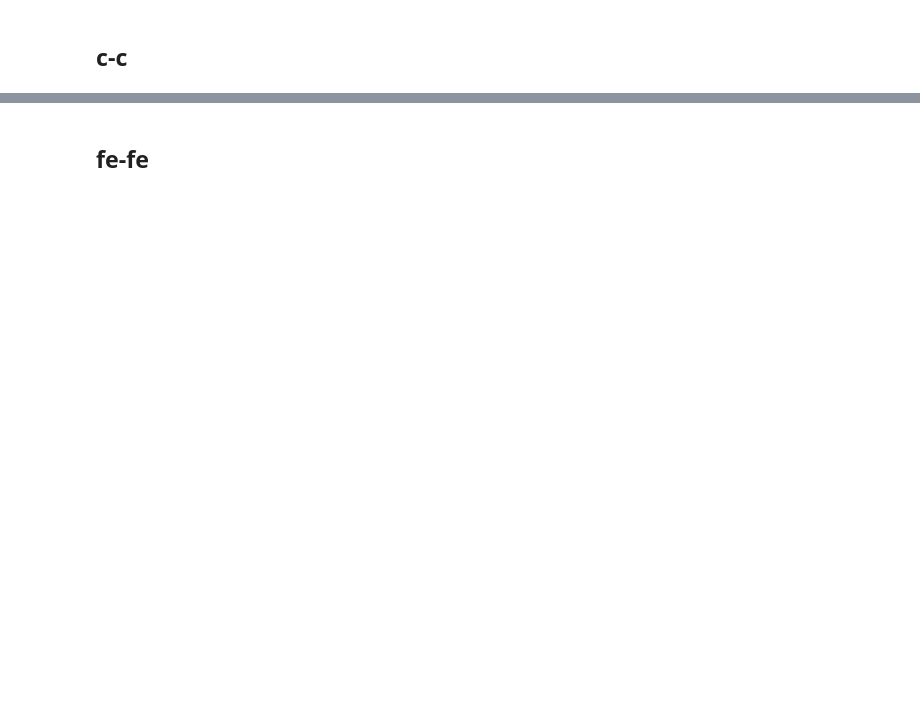
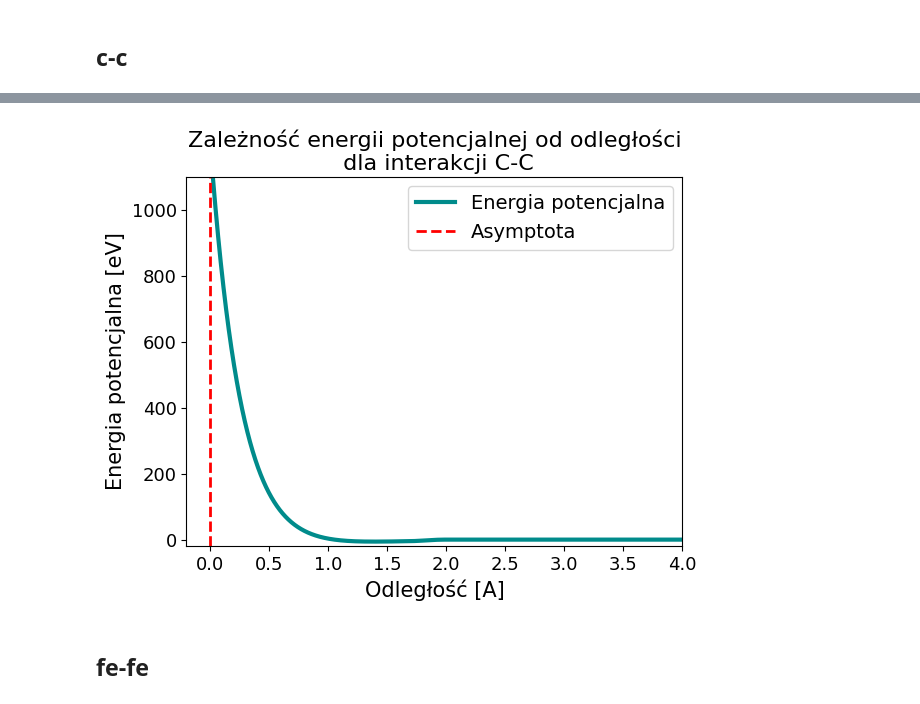
Before and after one commit to WaShindeiru/Molecular-Dynamics-Simulation, a Jupyter notebook: validation/plot_energy.ipynb, the cells around one changed output, grey strips where cells are left out. Saved outputs shown, nothing was run; the diff lists cells and outputs as text; code cells hidden in the pictures; blank space fills up the shorter version.

```diff
--- a/validation/plot_energy.ipynb
+++ b/validation/plot_energy.ipynb
@@ -36,3 +37,24 @@ plt.show()
+# %%
+plt.figure()
+plt.plot(distance_c['distance'][1:], energy_data_c["potential_energy"][1:], color='darkcyan', linewidth=3, label="Energia potencjalna")
+plt.xlim([-0.2, 4])
+plt.ylim([-20, 1100])
+plt.xlabel("Odległość [A]", fontsize=15)
+plt.ylabel("Energia potencjalna [eV]", fontsize=15)
+plt.title("Zależność energii potencjalnej od odległości\n dla interakcji C-C", pad=5, fontsize=16)
+plt.xticks(fontsize=13)
+plt.yticks(fontsize=13)
+
+
+plt.axvline(x=0, color='red', linestyle='--', linewidth=2, label='Asymptota')
+
+plt.legend(fontsize=14)
+
+plt.savefig('/mnt/7E442D59442D1585/md/paper/pot_energy/c-c/c-c-energy-big.png')
+
+plt.show()
+# %% [output]
+[figure, added]
 # %% [markdown]
 ## fe-fe
 # %%
```
Also changed, not shown: parts of 5 cells of this notebook, 7 other files.
